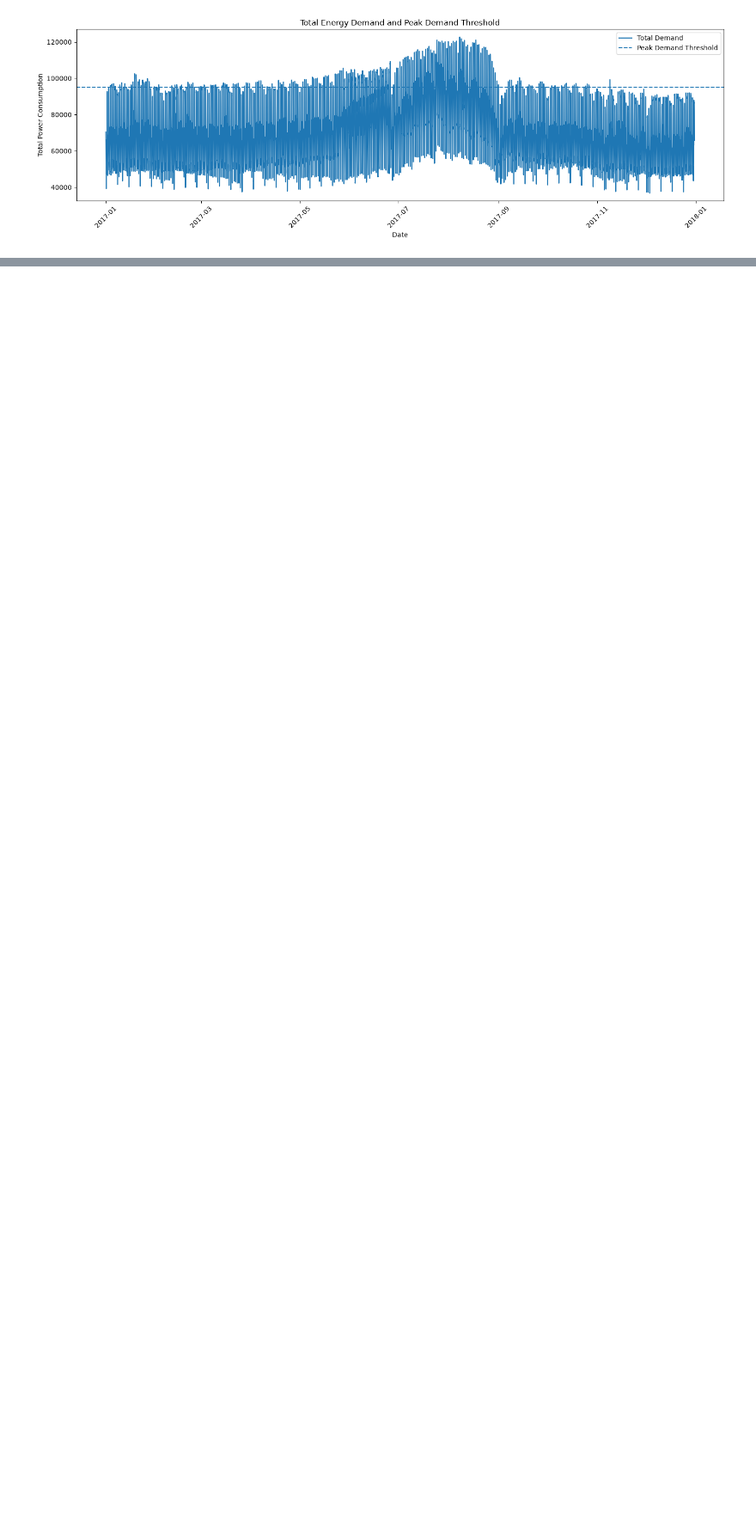
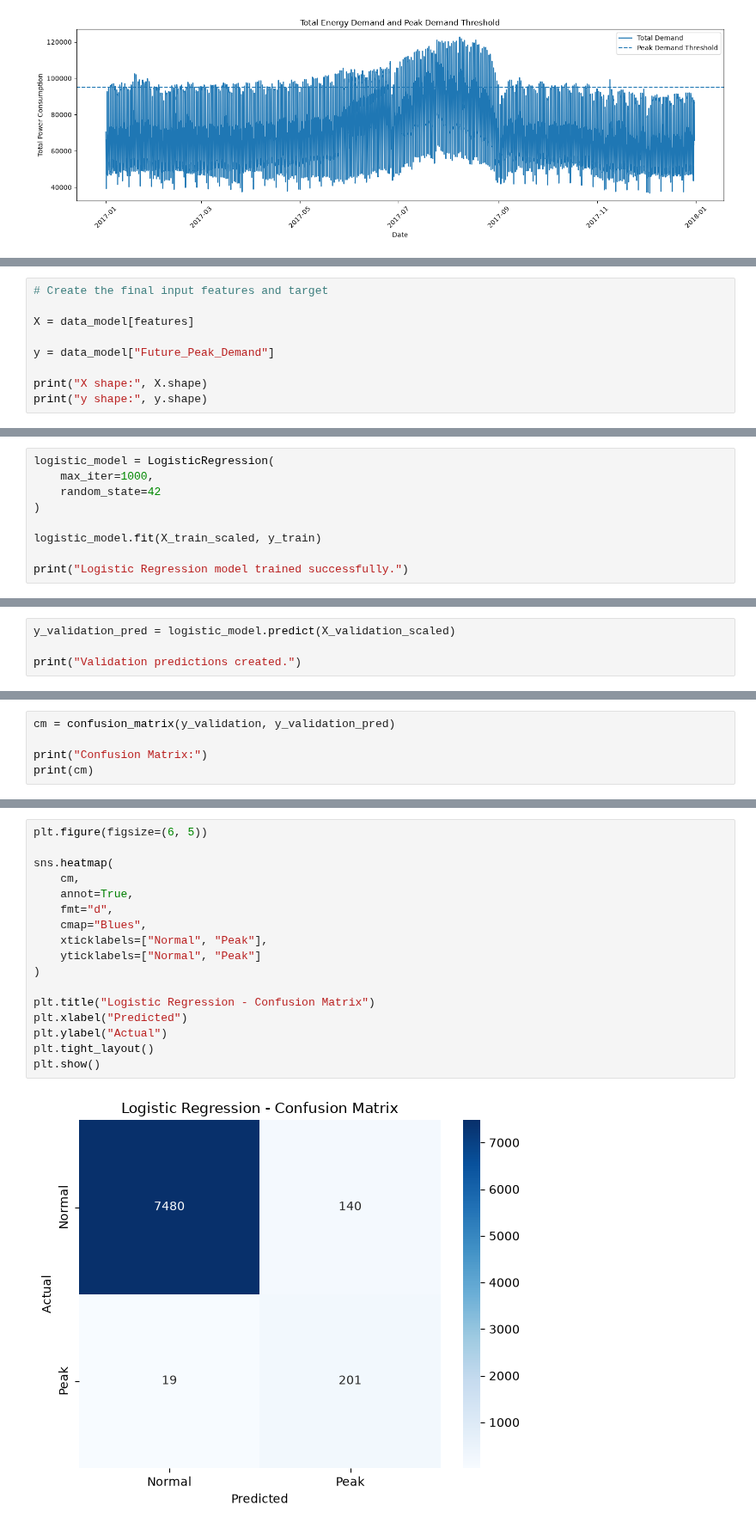
Before and after one commit to rgthimirad-cpu/-Smart-Energy-Consumption-Prediction-System, a Jupyter notebook: notebooks/peak_demand_prediction.ipynb, the cells around one changed output, grey strips where cells are left out. Shown at 86% size. Saved outputs shown, nothing was run; the diff lists cells and outputs as text; blank space fills up the shorter version.

Commit message:
Add peak demand prediction model

```diff
--- a/notebooks/peak_demand_prediction.ipynb
+++ b/notebooks/peak_demand_prediction.ipynb
@@ -322,0 +492,9 @@ plt.show()
+# %%
+# Create the final input features and target
+
+X = data_model[features]
+
+y = data_model["Future_Peak_Demand"]
+
+print("X shape:", X.shape)
+print("y shape:", y.shape)
@@ -322,0 +649,9 @@ plt.show()
+# %%
+logistic_model = LogisticRegression(
+    max_iter=1000,
+    random_state=42
+)
+
+logistic_model.fit(X_train_scaled, y_train)
+
+print("Logistic Regression model trained successfully.")
@@ -322,0 +660,4 @@ plt.show()
+# %%
+y_validation_pred = logistic_model.predict(X_validation_scaled)
+
+print("Validation predictions created.")
@@ -322,0 +702,5 @@ plt.show()
+# %%
+cm = confusion_matrix(y_validation, y_validation_pred)
+
+print("Confusion Matrix:")
+print(cm)
@@ -322,0 +711,19 @@ plt.show()
+# %%
+plt.figure(figsize=(6, 5))
+
+sns.heatmap(
+    cm,
+    annot=True,
+    fmt="d",
+    cmap="Blues",
+    xticklabels=["Normal", "Peak"],
+    yticklabels=["Normal", "Peak"]
+)
+
+plt.title("Logistic Regression - Confusion Matrix")
+plt.xlabel("Predicted")
+plt.ylabel("Actual")
+plt.tight_layout()
+plt.show()
+# %% [output]
+[figure, added]
```
Also changed, not shown: parts of 59 cells of this notebook.
